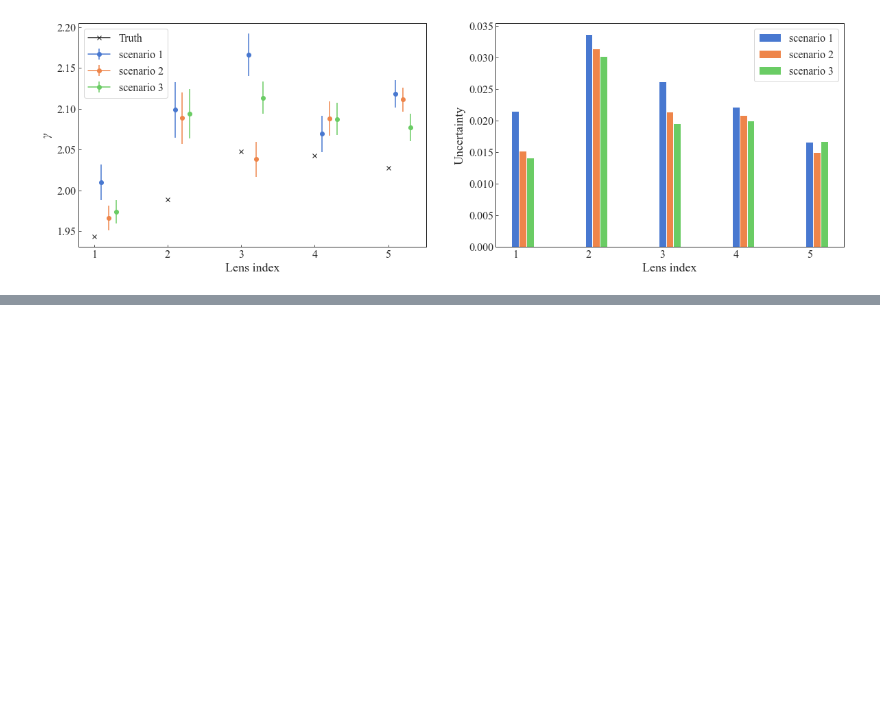
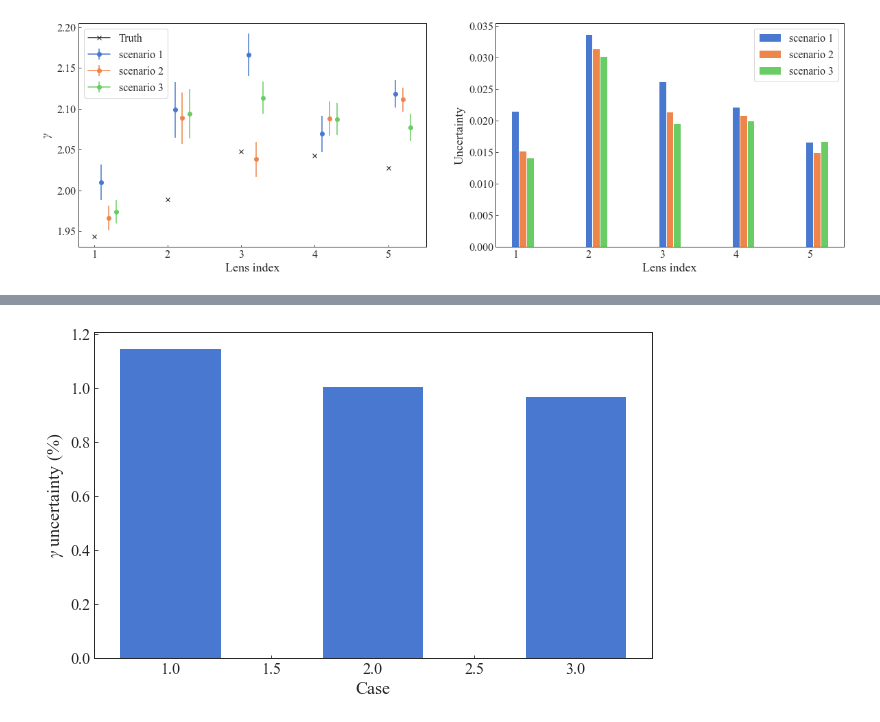
Before and after one commit to ajshajib/LensingETC, a Jupyter notebook: Lensing exposure time calculator.ipynb, the cells around one changed output, grey strips where cells are left out. Saved outputs shown, nothing was run; the diff lists cells and outputs as text; code cells hidden in the pictures; blank space fills up the shorter version.

```diff
--- a/Lensing exposure time calculator.ipynb
+++ b/Lensing exposure time calculator.ipynb
@@ -354,0 +389,4 @@ lensing_etc.plot_parameter_posterior_comparison('gamma', 'hst_snap1', 5, 3);
+# %%
+lensing_etc.plot_scenario_comparison('gamma', 'hst_snap1', num_lenses=5, num_scenarios=3);
+# %% [output]
+[figure, added]
```
Also changed, not shown: parts of 28 cells of this notebook.
